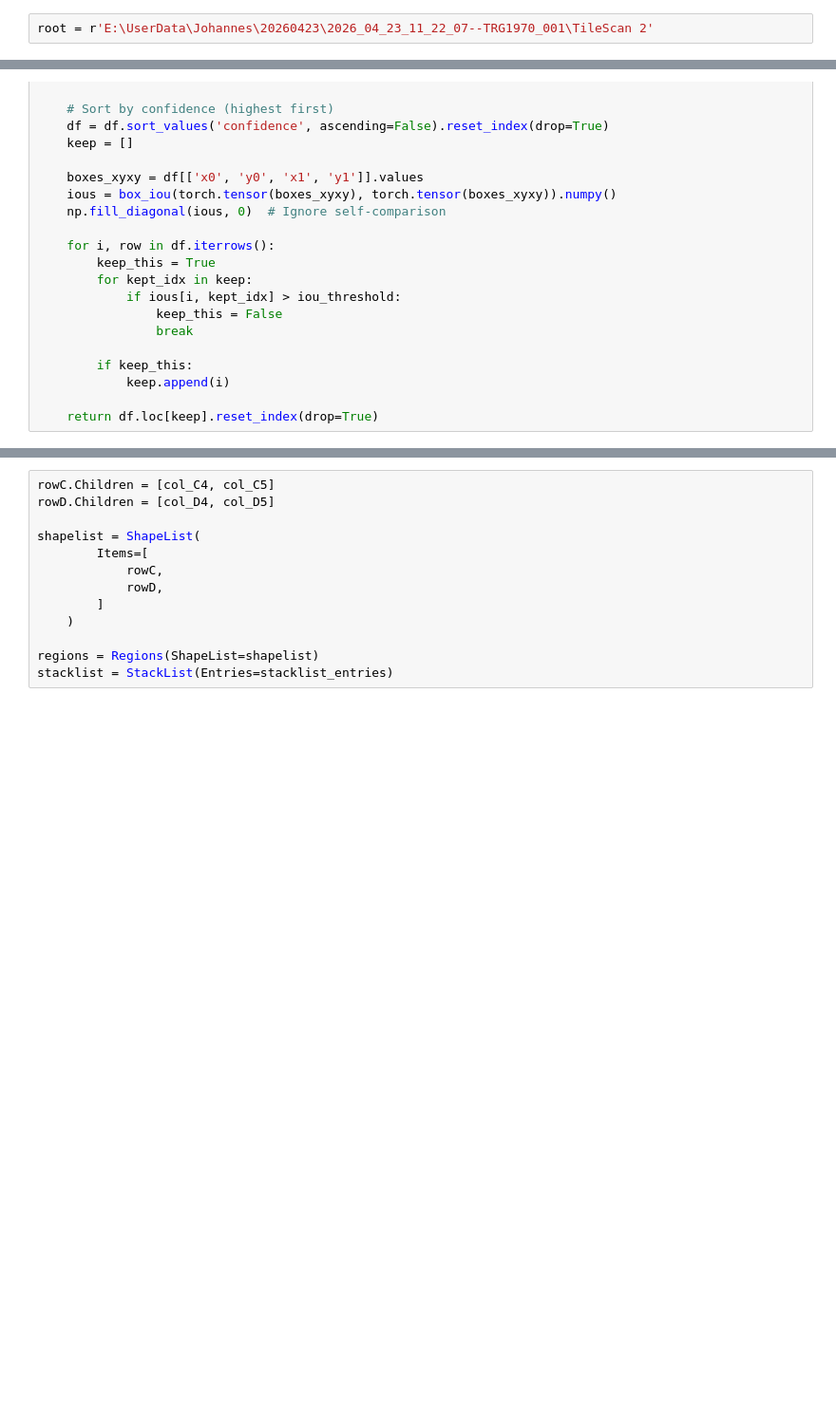
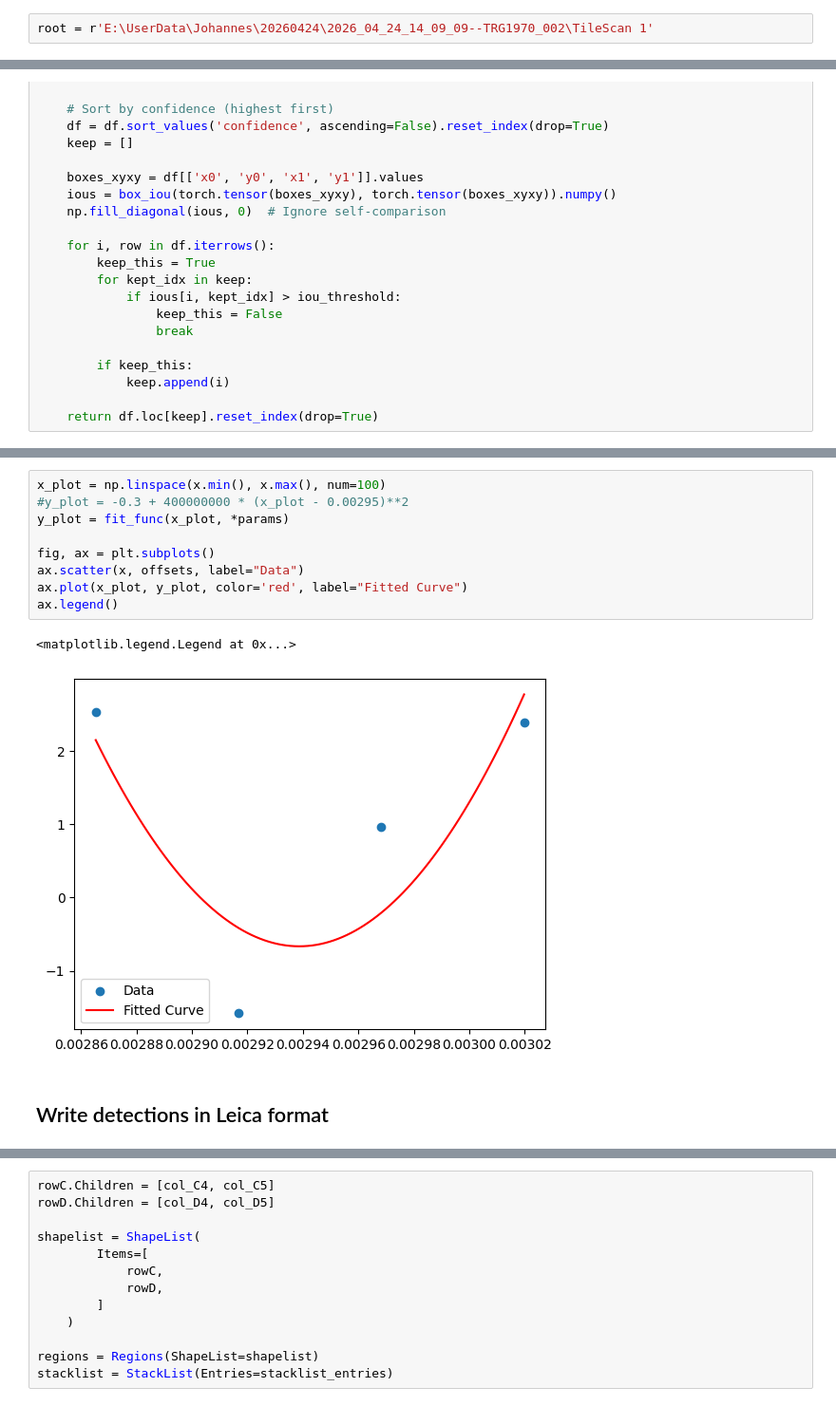
Before and after one commit to BCF-MPI-CBG/autoSCAPE, a Jupyter notebook: docs/notebooks/apply_yolo.ipynb, the cells around one changed output, grey strips where cells are left out. Shown at 95% size. Drawn from its saved outputs; the diff is of its cells as text; blank space fills up the shorter version.

```diff
--- a/docs/notebooks/apply_yolo.ipynb
+++ b/docs/notebooks/apply_yolo.ipynb
@@ -36,7 +45,7 @@ model = YOLO(r"train8\weights\best.pt")
 # %%
 viewer = napari.Viewer()
 # %%
-root = r'E:\UserData\Johannes\20260423\2026_04_23_11_22_07--TRG1970_001\TileScan 2'
+root = r'E:\UserData\Johannes\20260424\2026_04_24_14_09_09--TRG1970_002\TileScan 1'
 # %%
 scene = NgffScene.from_ome_zarr(os.path.join(root, r"scene.ome.zarr"))
 scene.images
@@ -263,0 +424,14 @@ list(ms.images[0].scale.values())
+# %%
+x_plot = np.linspace(x.min(), x.max(), num=100)
+#y_plot = -0.3 + 400000000 * (x_plot - 0.00295)**2
+y_plot = fit_func(x_plot, *params)
+
+fig, ax = plt.subplots()
+ax.scatter(x, offsets, label="Data")
+ax.plot(x_plot, y_plot, color='red', label="Fitted Curve")
+ax.legend()
+# %% [output]
+<matplotlib.legend.Legend at 0x...>
+[figure, added]
+# %% [markdown]
+## Write detections in Leica format
```
Also changed, not shown: parts of 18 cells of this notebook, 5 other files.
